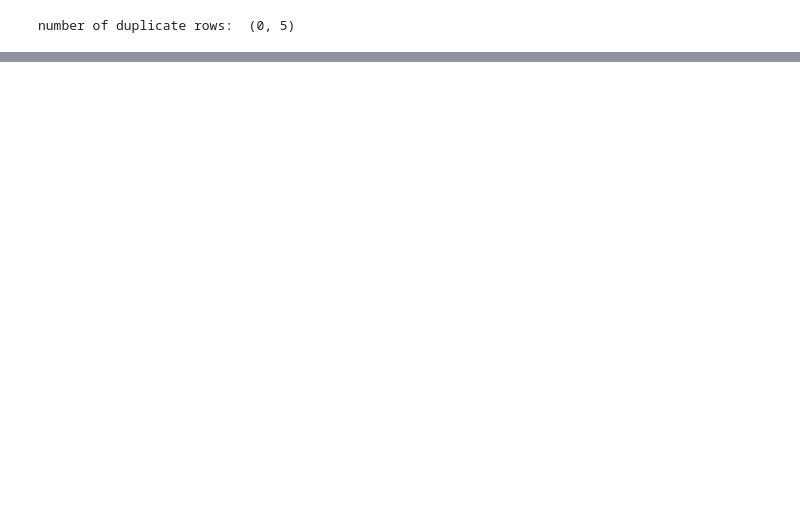
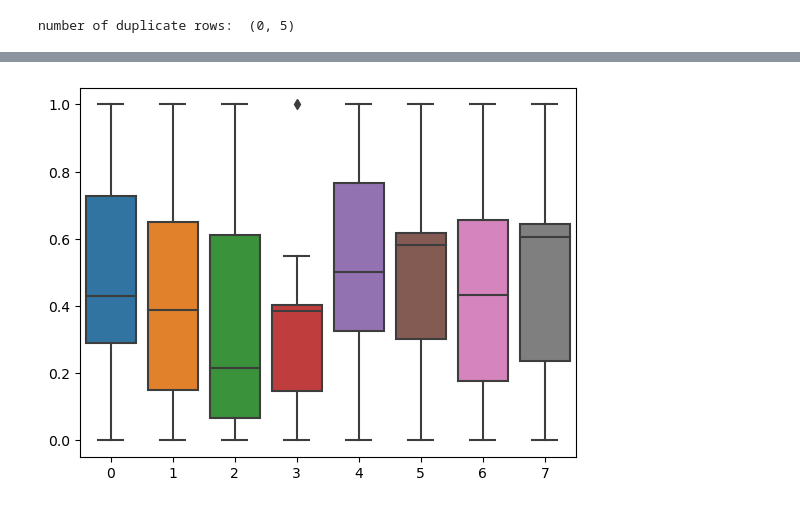
Before and after one commit to Lylkend-Albuquerque/CA1-2023, a Jupyter notebook: CA-1.ipynb, the cells around one changed output, grey strips where cells are left out. Drawn from its saved outputs; the diff is of its cells as text; code cells hidden in the pictures; blank space fills up the shorter version.

```diff
--- a/CA-1.ipynb
+++ b/CA-1.ipynb
@@ -268,0 +263,4 @@ plt.show()
+# %%
+obj_norm = MinMaxScaler().fit(transposed_df) # just creating a object to normalisation
+# %%
+df_norm = obj_norm.transform(transposed_df) # this moment I'm applying the preprocessor
@@ -268,0 +276,2 @@ plt.show()
+# %%
+df_norm = pd.DataFrame(df_norm) # converting into a data frame to be easier to be called
@@ -268,0 +290,5 @@ plt.show()
+# %%
+ax = sns.boxplot(data = df_norm)
+# printing this box plot to show that the all the data is normalized but the menas not that close to each other
+# %% [output]
+[figure, added]
```
Also changed, not shown: parts of 32 cells of this notebook.
